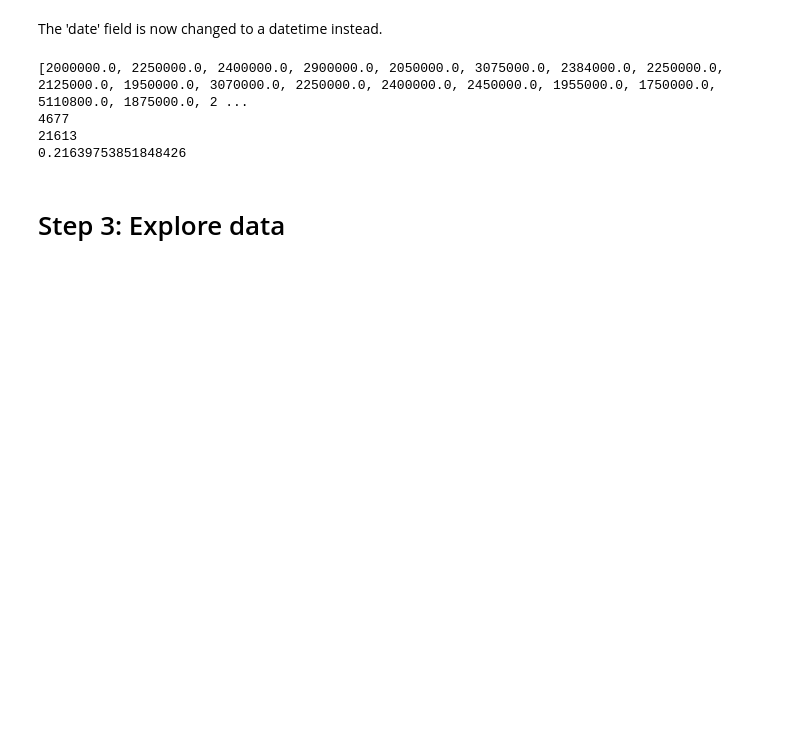
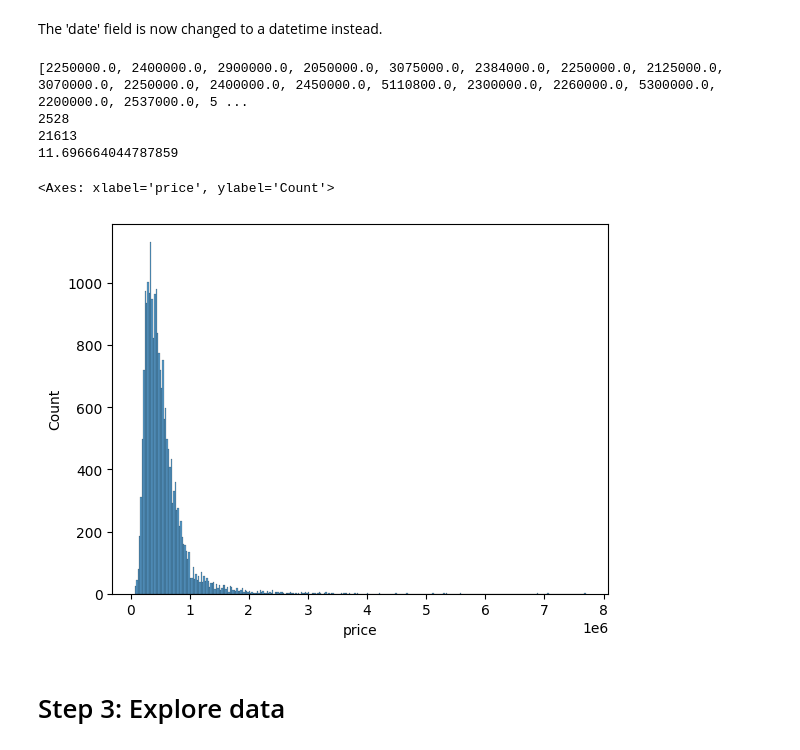
Before and after one commit to Peter537/Dat4-BI-MP3, a Jupyter notebook: house-data.ipynb, the cells around one changed output. Saved outputs shown, nothing was run; the diff lists cells and outputs as text; code cells hidden in the pictures; blank space fills up the shorter version.

```diff
--- a/house-data.ipynb
+++ b/house-data.ipynb
@@ -75,18 +75,27 @@ None
 The 'date' field is now changed to a datetime instead.
 # %%
 zframe = df.drop(['date'], axis=1)
-z_score.calculate(zframe)
+z_score.calculate(zframe, 4) # Setting a high threshold
 
-outliers = z_score.getOutliers(data=zframe, threshold=3)
+outliers = z_score.getOutliers(data=zframe)
 print(outliers)
 print(len(outliers))
 print(len(zframe))
 print(len(outliers)/len(zframe) * 100) # This is the percentage of outliers
+
+# dropped = z_score.calculate(zframe, 4, True)
+# print(len(dropped))
+
+sns.histplot(df['price'])
+
+# Prøv at plotte data med stor forskel i min og max fra standard deviation, og hvis det er en klokke, så overvej at skære data fra med z-score
 # %% [output]
-[2000000.0, 2250000.0, 2400000.0, 2900000.0, 2050000.0, 3075000.0, 2384000.0, 2250000.0, 2125000.0, 1950000.0, 3070000.0, 2250000.0, 2400000.0, 2450000.0, 1955000.0, 1750000.0, 5110800.0, 1875000.0, 2 ...
-4677
+[2250000.0, 2400000.0, 2900000.0, 2050000.0, 3075000.0, 2384000.0, 2250000.0, 2125000.0, 3070000.0, 2250000.0, 2400000.0, 2450000.0, 5110800.0, 2300000.0, 2260000.0, 5300000.0, 2200000.0, 2537000.0, 5 ...
+2528
 21613
-0.21639753851848426
+11.696664044787859
+<Axes: xlabel='price', ylabel='Count'>
+[figure, added]
 # %% [markdown]
 # Step 3: Explore data
 # %%
```
